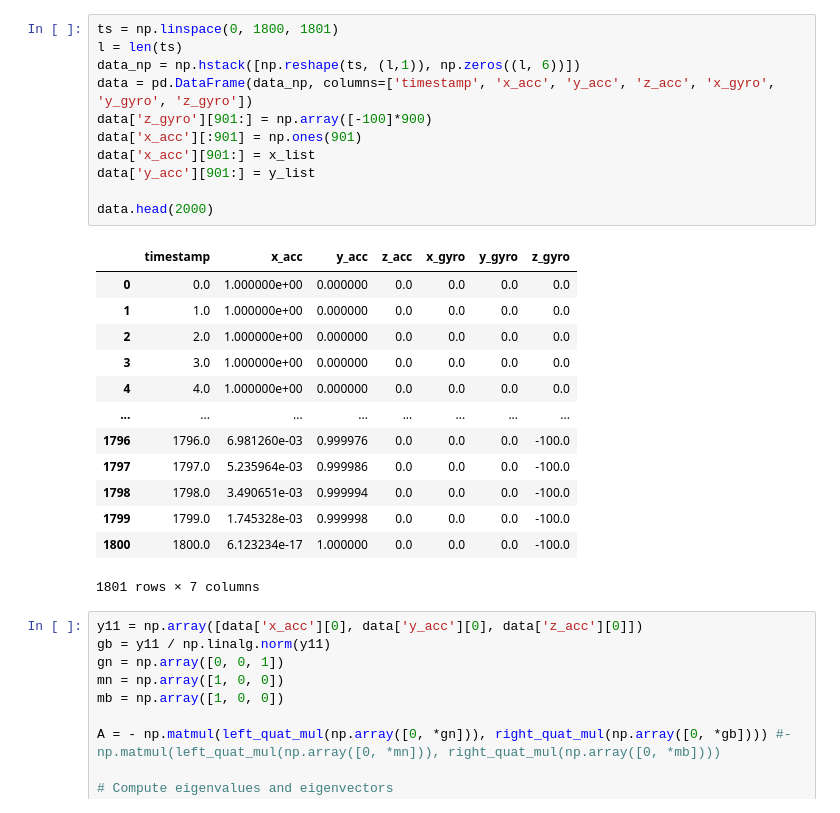
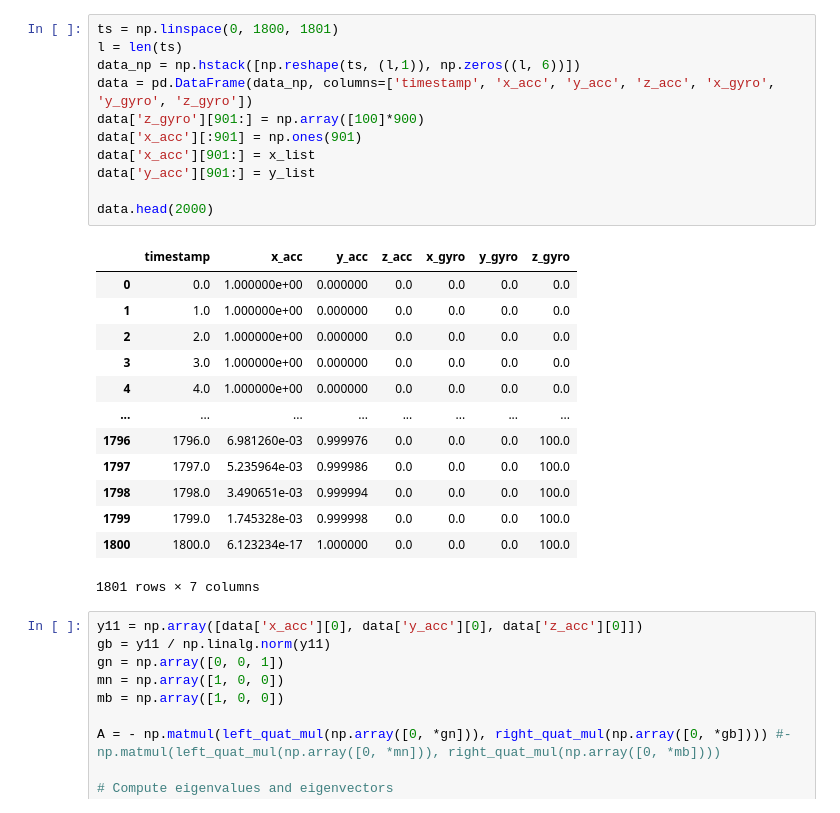
Before and after one commit to jrspan/dobbelsteenbep, a Jupyter notebook: Project files/kalman met nep data.ipynb, the cells around one changed output. Drawn from its saved outputs; the diff is of its cells as text.

```diff
--- a/Project files/kalman met nep data.ipynb
+++ b/Project files/kalman met nep data.ipynb
@@ -13,27 +13,27 @@ for i in range(1, 901):
 # %%
 ts = np.linspace(0, 1800, 1801)
 l = len(ts)
 data_np = np.hstack([np.reshape(ts, (l,1)), np.zeros((l, 6))])
 data = pd.DataFrame(data_np, columns=['timestamp', 'x_acc', 'y_acc', 'z_acc', 'x_gyro', 'y_gyro', 'z_gyro'])
-data['z_gyro'][901:] = np.array([-100]*900)
+data['z_gyro'][901:] = np.array([100]*900)
 data['x_acc'][:901] = np.ones(901)
 data['x_acc'][901:] = x_list
 data['y_acc'][901:] = y_list
 
 data.head(2000)
 # %% [output]
 |  | timestamp | x_acc | y_acc | z_acc | x_gyro | y_gyro | z_gyro |
 | 0 | 0.0 | 1.000000e+00 | 0.000000 | 0.0 | 0.0 | 0.0 | 0.0 |
 | 1 | 1.0 | 1.000000e+00 | 0.000000 | 0.0 | 0.0 | 0.0 | 0.0 |
 | 2 | 2.0 | 1.000000e+00 | 0.000000 | 0.0 | 0.0 | 0.0 | 0.0 |
 | 3 | 3.0 | 1.000000e+00 | 0.000000 | 0.0 | 0.0 | 0.0 | 0.0 |
 | 4 | 4.0 | 1.000000e+00 | 0.000000 | 0.0 | 0.0 | 0.0 | 0.0 |
 | ... | ... | ... | ... | ... | ... | ... | ... |
-| 1796 | 1796.0 | 6.981260e-03 | 0.999976 | 0.0 | 0.0 | 0.0 | -100.0 |
-| 1797 | 1797.0 | 5.235964e-03 | 0.999986 | 0.0 | 0.0 | 0.0 | -100.0 |
-| 1798 | 1798.0 | 3.490651e-03 | 0.999994 | 0.0 | 0.0 | 0.0 | -100.0 |
-| 1799 | 1799.0 | 1.745328e-03 | 0.999998 | 0.0 | 0.0 | 0.0 | -100.0 |
-| 1800 | 1800.0 | 6.123234e-17 | 1.000000 | 0.0 | 0.0 | 0.0 | -100.0 |
+| 1796 | 1796.0 | 6.981260e-03 | 0.999976 | 0.0 | 0.0 | 0.0 | 100.0 |
+| 1797 | 1797.0 | 5.235964e-03 | 0.999986 | 0.0 | 0.0 | 0.0 | 100.0 |
+| 1798 | 1798.0 | 3.490651e-03 | 0.999994 | 0.0 | 0.0 | 0.0 | 100.0 |
+| 1799 | 1799.0 | 1.745328e-03 | 0.999998 | 0.0 | 0.0 | 0.0 | 100.0 |
+| 1800 | 1800.0 | 6.123234e-17 | 1.000000 | 0.0 | 0.0 | 0.0 | 100.0 |
 1801 rows × 7 columns
 # %%
 y11 = np.array([data['x_acc'][0], data['y_acc'][0], data['z_acc'][0]])
```
Also changed, not shown: parts of 11 cells of this notebook, 2 other files.
